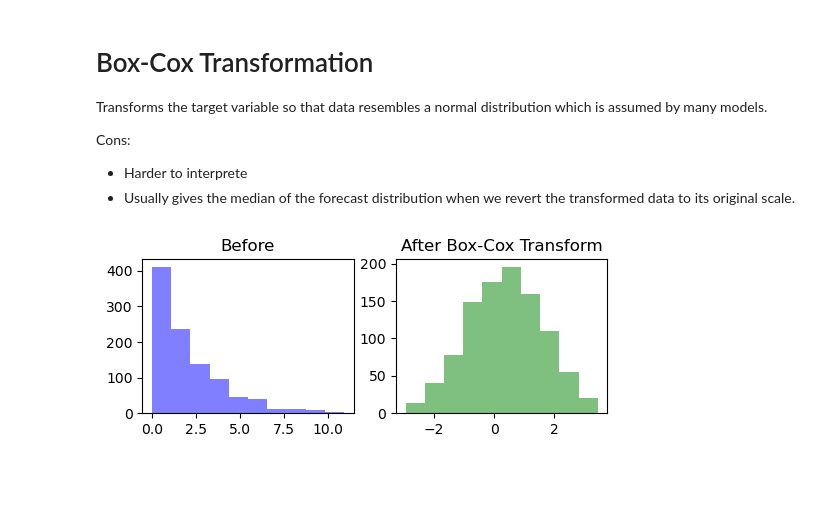
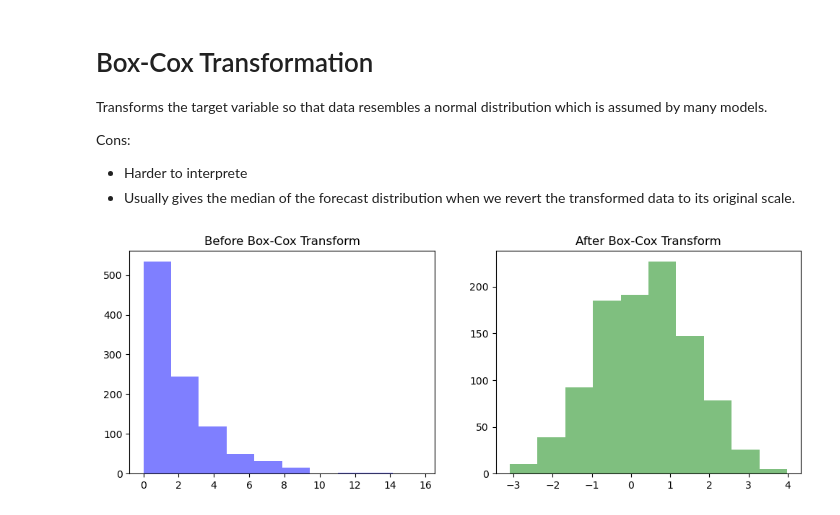
Before and after one commit to Jordanbarker/jordanbarker.github.io, a Jupyter notebook: Jupyter_Notebooks/TimeSeries.ipynb, the cells around one changed output. Drawn from its saved outputs; the diff is of its cells as text; code cells hidden in the pictures; blank space fills up the shorter version.

```diff
--- a/Jupyter_Notebooks/TimeSeries.ipynb
+++ b/Jupyter_Notebooks/TimeSeries.ipynb
@@ -14,18 +22,23 @@ from statsmodels.tsa.api import ExponentialSmoothing, SimpleExpSmoothing, Holt
 from statsmodels.tsa.arima.model import ARIMA
 import lightgbm as lgb
 
-sin = 1+np.sin(np.arange(1000)*.05)
-linear = np.arange(1000)*.005
+FIGSIZE = (12, 4)
+
+data_size = 1000
+sin = 1 + np.sin(np.arange(data_size)*.05)
+linear = np.arange(data_size)*.005
 combined = sin + linear
 
 rng = np.random.default_rng(42)
-noisy_data = combined + rng.normal(scale=0.5, size=len(combined))
+noisy_data = combined + rng.normal(scale=0.5, size=data_size)
 
 # Split the data into train and test sets
-train_size = int(len(combined) * 0.8)
+train_size = int(data_size * 0.8)
+test_size = data_size - train_size
 train, test = combined[:train_size], combined[train_size:]
+noisy_train, noisy_test = noisy_data[:train_size], combined[train_size:]
 
-plt.figure(figsize=(12, 4))
+plt.figure(figsize=FIGSIZE)
 plt.plot(sin, label='Sin')
 plt.plot(linear, label='Linear')
 plt.plot(noisy_data, label='Combined (Noisy)')
@@ -340,16 +269,16 @@ Cons:
 # %%
 from scipy import stats
 
 data = np.random.exponential(scale=2, size=1000)
-plt.figure(figsize=(6, 2))
+plt.figure(figsize=FIGSIZE)
 plt.subplot(1, 2, 1)
 plt.hist(data, bins=10, alpha=0.5, color='blue')
-plt.title("Before")
+plt.title("Before Box-Cox Transform")
 
 transformed_data, lambda_best = stats.boxcox(data)
 plt.subplot(1, 2, 2)
 plt.hist(transformed_data, bins=10, alpha=0.5, color='green')
 plt.title("After Box-Cox Transform")
 plt.show()
 # %% [output]
-[figure, old version]
+[figure, new version]
```
Also changed, not shown: parts of 30 cells of this notebook.
